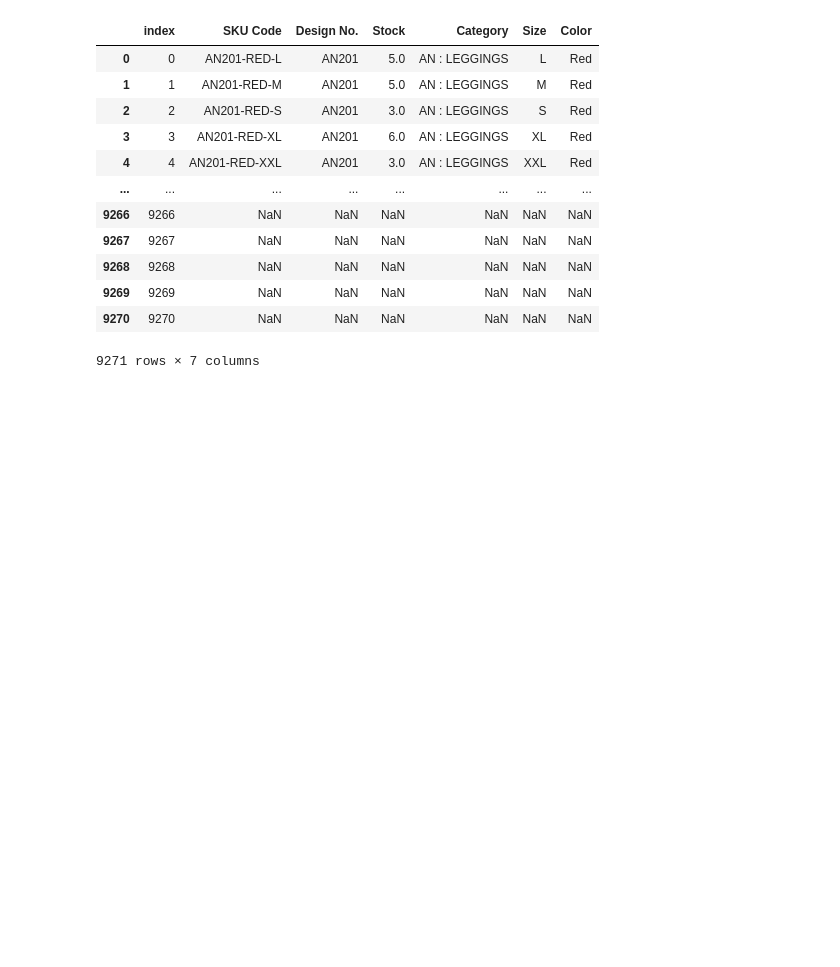
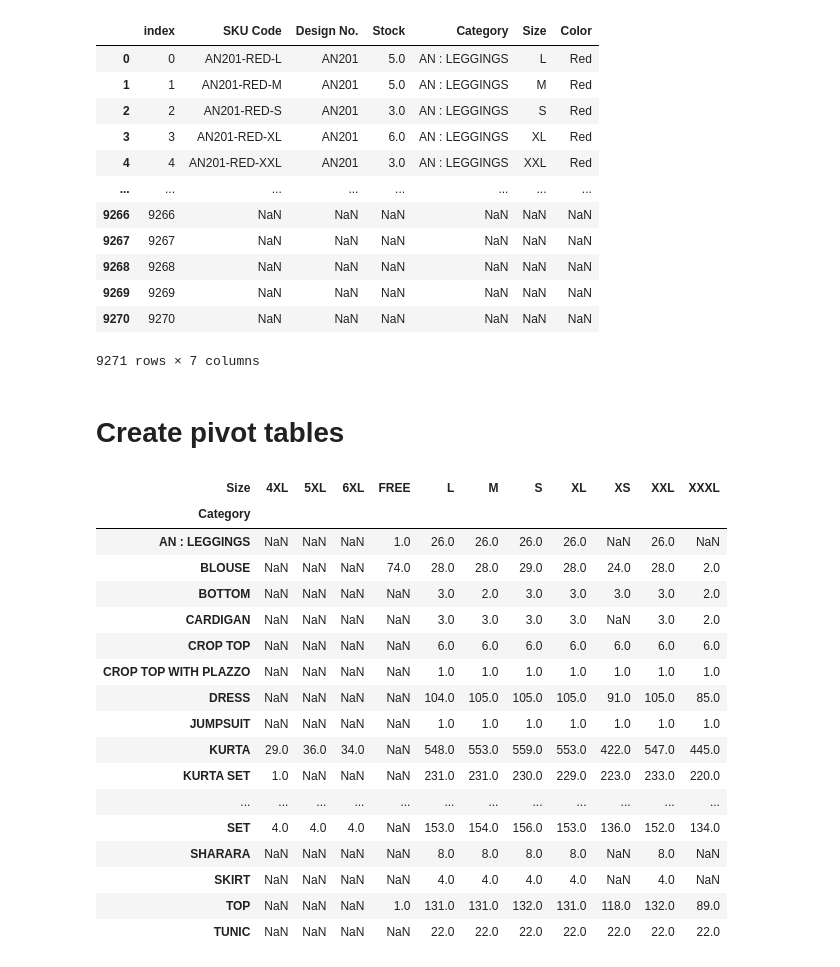
Before and after one commit to jlarrivalatt/jupyter-learning, a Jupyter notebook: Ecommerce-sales/sales-analysis.ipynb, the cells around one changed output. Cells and saved outputs as stored; diff of their text form; code cells hidden in the pictures; blank space fills up the shorter version.

```diff
--- a/Ecommerce-sales/sales-analysis.ipynb
+++ b/Ecommerce-sales/sales-analysis.ipynb
@@ -17,3 +18,27 @@ pd.read_csv('archive/Sale Report.csv')
 | 9269 | 9269 | NaN | NaN | NaN | NaN | NaN | NaN |
 | 9270 | 9270 | NaN | NaN | NaN | NaN | NaN | NaN |
 9271 rows × 7 columns
+# %% [markdown]
+# Create pivot tables
+# %%
+inventory_by_item_and_size = pd.pivot_table(sales_df, values='Stock', index='Category', columns='Size', aggfunc='count')
+inventory_by_item_and_size
+# %% [output]
+| Size | 4XL | 5XL | 6XL | FREE | L | M | S | XL | XS | XXL | XXXL |
+| Category |  |  |  |  |  |  |  |  |  |  |  |
+| AN : LEGGINGS | NaN | NaN | NaN | 1.0 | 26.0 | 26.0 | 26.0 | 26.0 | NaN | 26.0 | NaN |
+| BLOUSE | NaN | NaN | NaN | 74.0 | 28.0 | 28.0 | 29.0 | 28.0 | 24.0 | 28.0 | 2.0 |
+| BOTTOM | NaN | NaN | NaN | NaN | 3.0 | 2.0 | 3.0 | 3.0 | 3.0 | 3.0 | 2.0 |
+| CARDIGAN | NaN | NaN | NaN | NaN | 3.0 | 3.0 | 3.0 | 3.0 | NaN | 3.0 | 2.0 |
+| CROP TOP | NaN | NaN | NaN | NaN | 6.0 | 6.0 | 6.0 | 6.0 | 6.0 | 6.0 | 6.0 |
+| CROP TOP WITH PLAZZO | NaN | NaN | NaN | NaN | 1.0 | 1.0 | 1.0 | 1.0 | 1.0 | 1.0 | 1.0 |
+| DRESS | NaN | NaN | NaN | NaN | 104.0 | 105.0 | 105.0 | 105.0 | 91.0 | 105.0 | 85.0 |
+| JUMPSUIT | NaN | NaN | NaN | NaN | 1.0 | 1.0 | 1.0 | 1.0 | 1.0 | 1.0 | 1.0 |
+| KURTA | 29.0 | 36.0 | 34.0 | NaN | 548.0 | 553.0 | 559.0 | 553.0 | 422.0 | 547.0 | 445.0 |
+| KURTA SET | 1.0 | NaN | NaN | NaN | 231.0 | 231.0 | 230.0 | 229.0 | 223.0 | 233.0 | 220.0 |
+| ... | ... | ... | ... | ... | ... | ... | ... | ... | ... | ... | ... |
+| SET | 4.0 | 4.0 | 4.0 | NaN | 153.0 | 154.0 | 156.0 | 153.0 | 136.0 | 152.0 | 134.0 |
+| SHARARA | NaN | NaN | NaN | NaN | 8.0 | 8.0 | 8.0 | 8.0 | NaN | 8.0 | NaN |
+| SKIRT | NaN | NaN | NaN | NaN | 4.0 | 4.0 | 4.0 | 4.0 | NaN | 4.0 | NaN |
+| TOP | NaN | NaN | NaN | 1.0 | 131.0 | 131.0 | 132.0 | 131.0 | 118.0 | 132.0 | 89.0 |
+| TUNIC | NaN | NaN | NaN | NaN | 22.0 | 22.0 | 22.0 | 22.0 | 22.0 | 22.0 | 22.0 |
```
Also changed, not shown: parts of 4 cells of this notebook.
